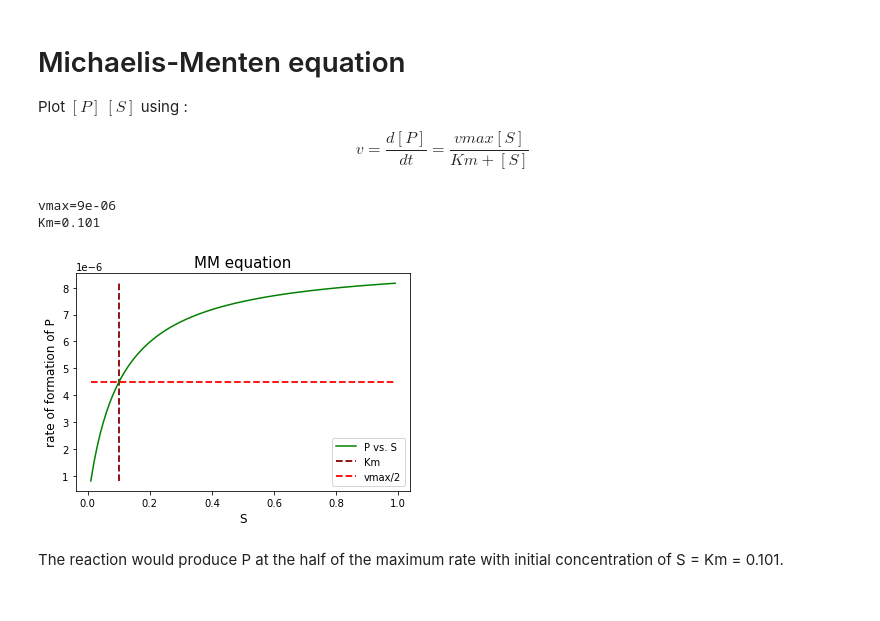
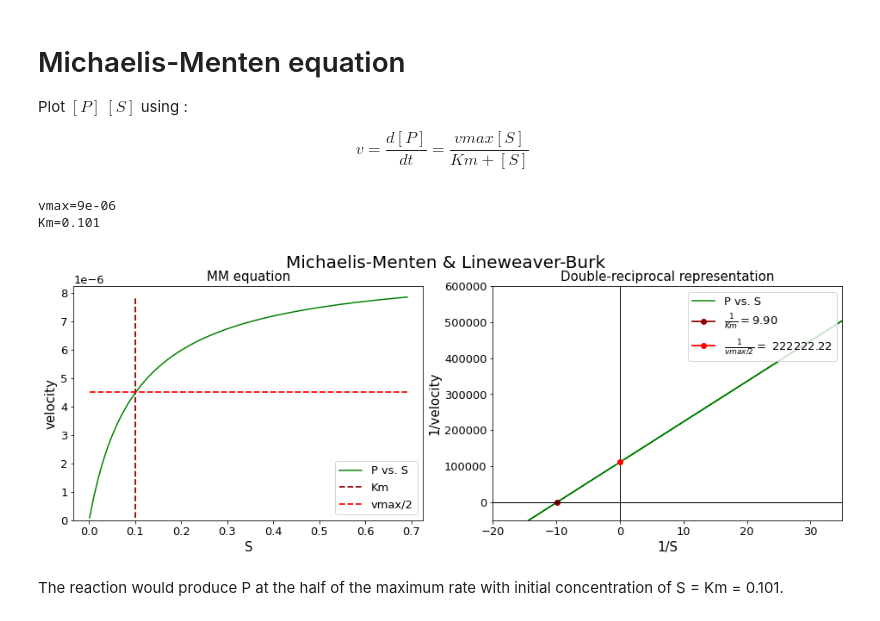
Before and after one commit to DomiDhillon/Enzyme_kinetics, a Jupyter notebook: reaction_rates.ipynb, the cells around one changed output. Drawn from its saved outputs; the diff is of its cells as text; code cells hidden in the pictures.

```diff
--- a/reaction_rates.ipynb
+++ b/reaction_rates.ipynb
@@ -138,31 +148,84 @@ $$ v=\frac{d[P]}{dt}=\frac{vmax[S]}{Km+[S]}$$
 # %%
 vmax=0.009*k2;  print("vmax={}".format(vmax))
 Km=(k1_m+k2)/k1_p;   print("Km={}".format(Km))
 
 def MM(vmax,Km,S):
     dP=[vmax*s/(Km+s) for s in S]
     return dP
 
-S=np.arange(0.01,1,0.01)
+S=np.arange(0.001,0.7,0.01)
 P=MM(vmax=vmax,Km=Km,S=S)
-plt.plot(S,P,'green',label="P vs. S")
+# plt.plot(S,P,'green',label="P vs. S")
+
+# #plt.plot(y_solution[:,1],y_solution[:,0],'deeppink',label='Y')
+# plt.vlines(ymin=P[0],ymax=P[-1],x=Km,color='darkred',
+#           linewidth=1.8,linestyle="dashed",label="Km")
+# plt.hlines(xmin=S[0],xmax=S[-1],y=vmax/2,color='red',label="vmax/2",
+#          linewidth=1.8,linestyle="dashed")
+# plt.legend(loc="lower right")
+# plt.xlabel("S", fontsize=12)
+# #plt.gca().invert_xaxis()
+# plt.ylabel("rate of formation of P", fontsize=12)
+# plt.title("MM equation", fontsize="15")
+
+# #plt.text(s="The time necessary for consumption of half of the substrate is as calculated.",loc="best")
+# plt.show()
+
+fig, (ax1,ax2) =plt.subplots(1,2, figsize = (16,5))
+fig.suptitle("Michaelis-Menten & Lineweaver-Burk", fontsize = 20)
+plt.rc("font", size = 13)
+
+#AX1
+ax1.plot(S,P,'green',label="P vs. S")
 
 #plt.plot(y_solution[:,1],y_solution[:,0],'deeppink',label='Y')
-plt.vlines(ymin=P[0],ymax=P[-1],x=Km,color='darkred',
+ax1.vlines(ymin=P[0],ymax=P[-1],x=Km,color='darkred',
           linewidth=1.8,linestyle="dashed",label="Km")
-plt.hlines(xmin=S[0],xmax=S[-1],y=vmax/2,color='red',label="vmax/2",
+ax1.hlines(xmin=S[0],xmax=S[-1],y=vmax/2,color='red',label="vmax/2",
          linewidth=1.8,linestyle="dashed")
-plt.legend(loc="lower right")
-plt.xlabel("S", fontsize=12)
-#plt.gca().invert_xaxis()
-plt.ylabel("rate of formation of P", fontsize=12)
-plt.title("MM equation", fontsize="15")
+ax1.legend(loc="lower right")
+ax1.set(xlabel = "S", ylabel = "velocity")
+ax1.set_title("MM equation", fontsize="15")
+ax1.set_ylim(0)
+ax1.xaxis.label.set_size(15)
+ax1.yaxis.label.set_size(15)
+
+#AX2
+ax2.plot([1/s for s in np.linspace(-1.5, 1.5, 100)],
+         [(Km+s)/(vmax*s) for s in np.linspace(-1.5, 1.5, 100)],'green',label="P vs. S")
+
+#plt.plot(y_solution[:,1],y_solution[:,0],'deeppink',label='Y')
+
+ax2.legend(loc="lower right")
+ax2.set(xlabel = "1/S", ylabel = "1/velocity")
+ax2.set_title("Double-reciprocal representation", fontsize="15")
+
+ax2.plot(-1/Km,0,color='darkred', marker="o",
+          linewidth=1.8,label= r'$\frac{1}{Km} =$' +"{:.2f}".format(1/Km))
+ax2.axvline(x=0,color='black',
+          linewidth=1)
+ax2.plot(0,1/vmax,marker = "o",color='red',label= r'$\frac{1}{vmax/2} = $' +" {:.2f}".format(1/(vmax/2)),
+         linewidth=1.8)
+ax2.axhline(y=0,color='black',
+          linewidth=1)
+ax2.legend()
+ax2.set_ylim(-50000,600000)
+ax2.set_xlim(-20,35)
+ax2.xaxis.label.set_size(15)
+ax2.yaxis.label.set_size(15)
+#ax2.invert_xaxis()
+#ax2.invert_yaxis()
 
 #plt.text(s="The time necessary for consumption of half of the substrate is as calculated.",loc="best")
 plt.show()
+
+# fig, (ax1, ax2) = plt.subplots(1, 2)
+# fig.suptitle('Horizontally stacked subplots')
+# ax1.plot(x, y)
+# ax2.plot(x, -y)
 # %% [output]
 vmax=9e-06
 Km=0.101
-[figure, old version]
+[figure, new version]
 # %% [markdown]
 The reaction would produce P at the half of the maximum rate with initial concentration of S = Km = 0.101.
```
Also changed, not shown: parts of 4 cells of this notebook.
